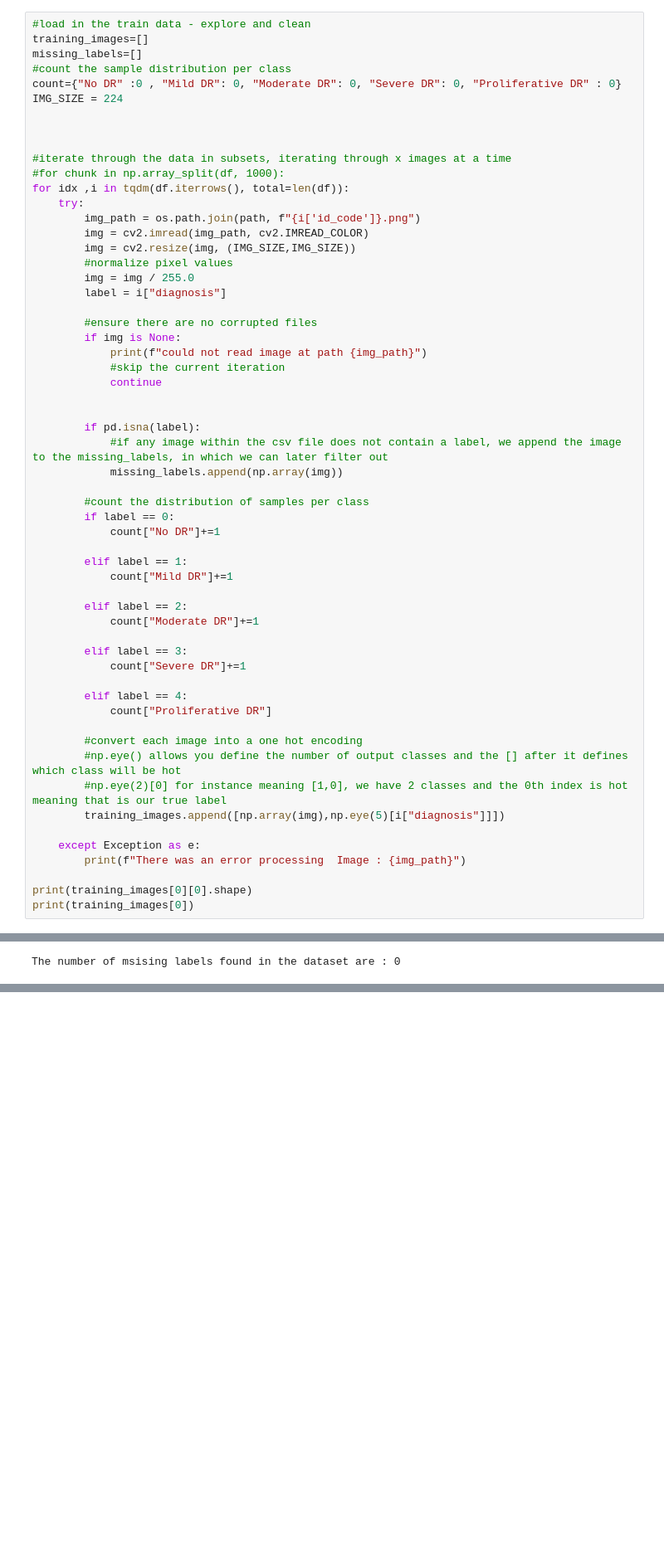
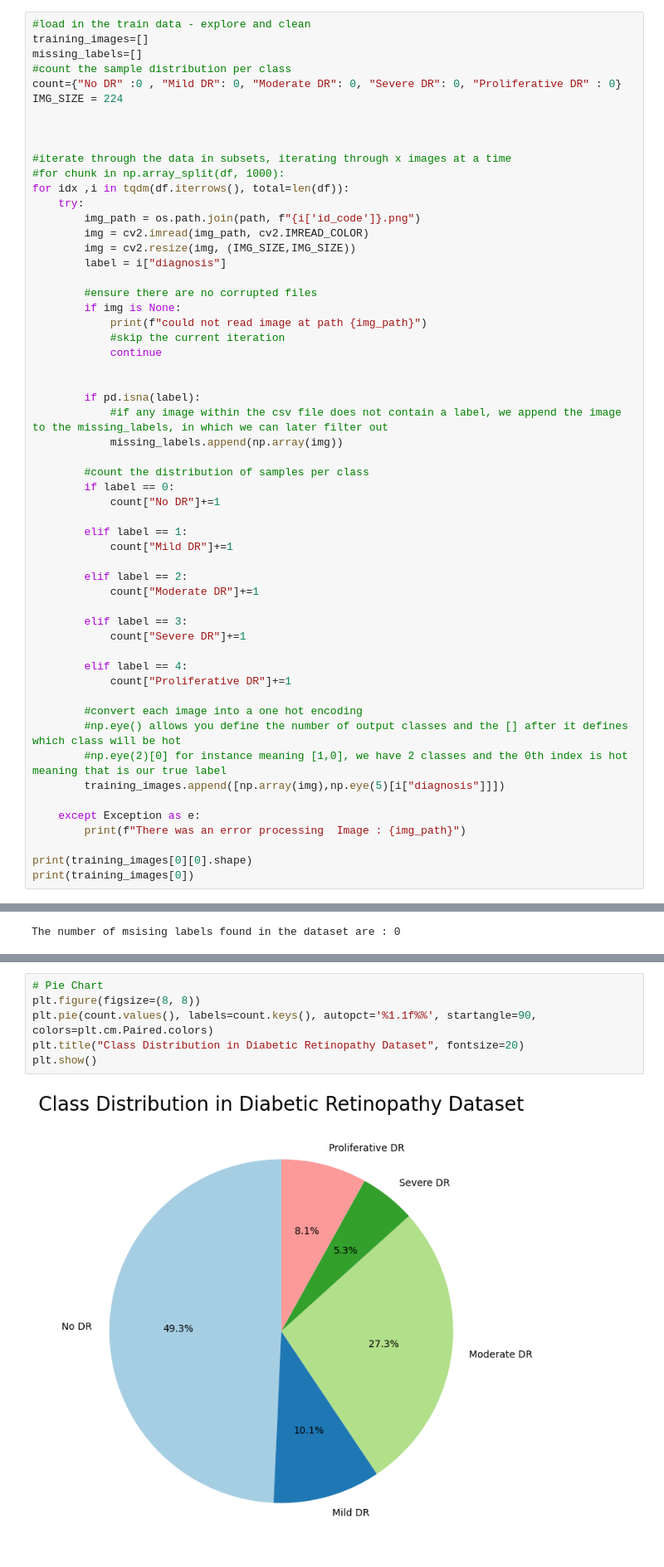
Before and after one commit to Ajama0/Diabetic-Retinopathy-Detection, a Jupyter notebook: Notebooks/data_exploration.ipynb, the cells around one changed output, grey strips where cells are left out. Shown at 83% size. Saved outputs shown, nothing was run; the diff lists cells and outputs as text; blank space fills up the shorter version.

Commit message:
show severity prevelances

```diff
--- a/Notebooks/data_exploration.ipynb
+++ b/Notebooks/data_exploration.ipynb
@@ -73,8 +73,6 @@ for idx ,i in tqdm(df.iterrows(), total=len(df)):
         img_path = os.path.join(path, f"{i['id_code']}.png")
         img = cv2.imread(img_path, cv2.IMREAD_COLOR)
         img = cv2.resize(img, (IMG_SIZE,IMG_SIZE))
-        #normalize pixel values
-        img = img / 255.0
         label = i["diagnosis"]
 
         #ensure there are no corrupted files
@@ -102,7 +100,7 @@ for idx ,i in tqdm(df.iterrows(), total=len(df)):
             count["Severe DR"]+=1
 
         elif label == 4:
-            count["Proliferative DR"]
+            count["Proliferative DR"]+=1
 
         #convert each image into a one hot encoding
         #np.eye() allows you define the number of output classes and the [] after it defines which class will be hot
@@ -159,0 +169,8 @@ error: OpenCV(4.10.0) d:\a\opencv-python\opencv-python\opencv\modules\imgproc\sr
+# %%
+# Pie Chart
+plt.figure(figsize=(8, 8))
+plt.pie(count.values(), labels=count.keys(), autopct='%1.1f%%', startangle=90, colors=plt.cm.Paired.colors)
+plt.title("Class Distribution in Diabetic Retinopathy Dataset", fontsize=20)
+plt.show()
+# %% [output]
+[figure, added]
```
Also changed, not shown: parts of 7 cells of this notebook.
